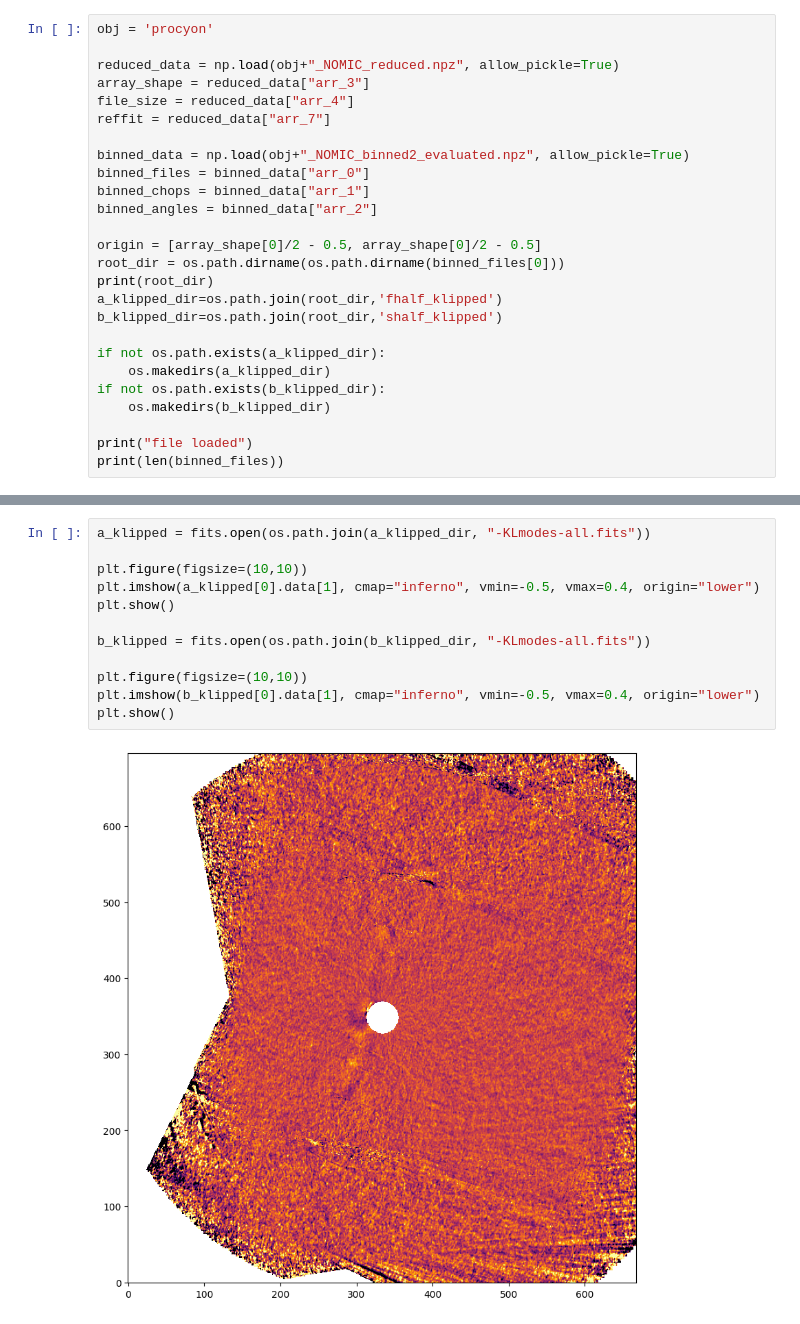
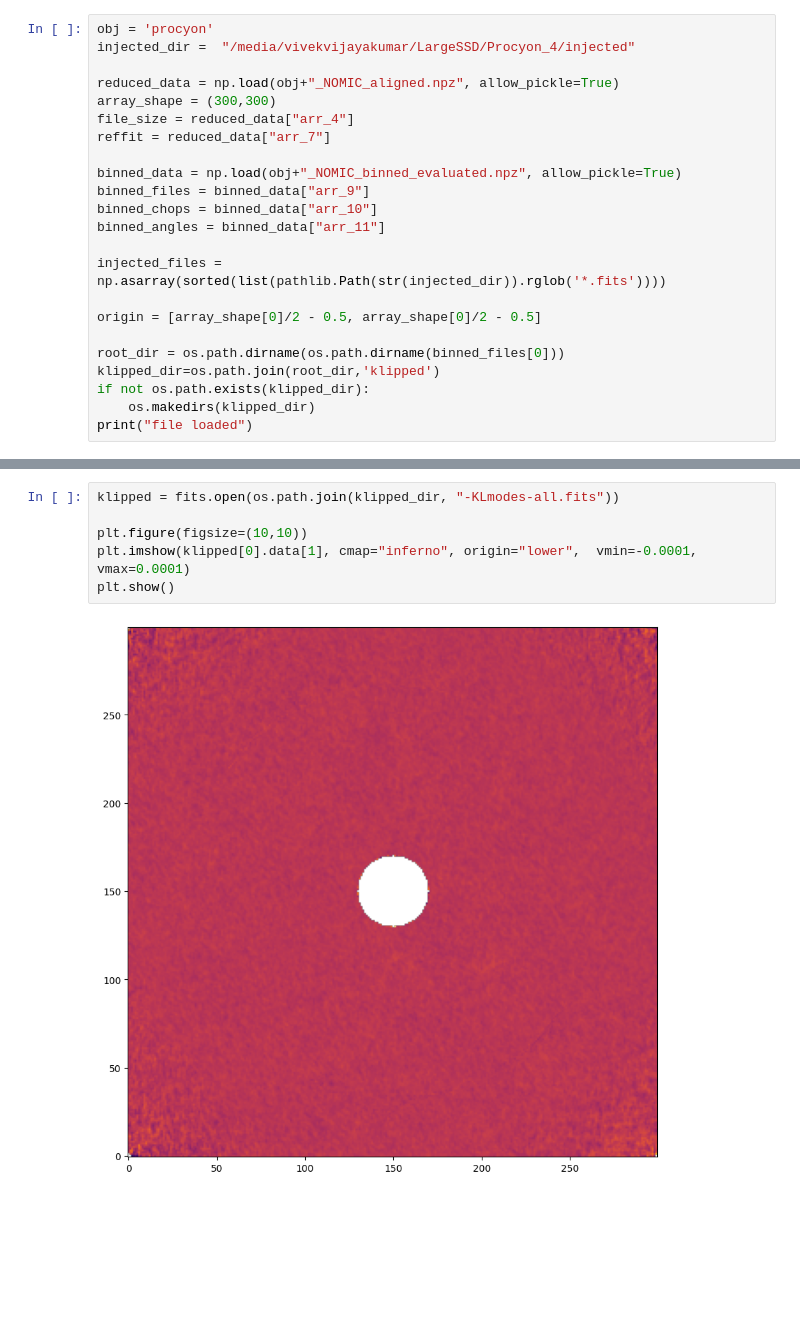
Before and after one commit to vivekv7323/pyNOMIC, a Jupyter notebook: klip_nomic.ipynb, the cells around one changed output, grey strips where cells are left out. Cells and saved outputs as stored; diff of their text form; blank space fills up the shorter version.

```diff
--- a/klip_nomic.ipynb
+++ b/klip_nomic.ipynb
@@ -14,28 +15,25 @@ print("imports loaded")
 imports loaded
 # %%
 obj = 'procyon'
+injected_dir =  "/media/vivekvijayakumar/LargeSSD/Procyon_4/injected"
 
-reduced_data = np.load(obj+"_NOMIC_reduced.npz", allow_pickle=True)
-array_shape = reduced_data["arr_3"]
+reduced_data = np.load(obj+"_NOMIC_aligned.npz", allow_pickle=True)
+array_shape = (300,300)
 file_size = reduced_data["arr_4"]
 reffit = reduced_data["arr_7"]
 
-binned_data = np.load(obj+"_NOMIC_binned2_evaluated.npz", allow_pickle=True)
-binned_files = binned_data["arr_0"]
-binned_chops = binned_data["arr_1"]
-binned_angles = binned_data["arr_2"]
+binned_data = np.load(obj+"_NOMIC_binned_evaluated.npz", allow_pickle=True)
+binned_files = binned_data["arr_9"]
+binned_chops = binned_data["arr_10"]
+binned_angles = binned_data["arr_11"]
+
+injected_files = np.asarray(sorted(list(pathlib.Path(str(injected_dir)).rglob('*.fits'))))
 
 origin = [array_shape[0]/2 - 0.5, array_shape[0]/2 - 0.5]
+
 root_dir = os.path.dirname(os.path.dirname(binned_files[0]))
-print(root_dir)
-a_klipped_dir=os.path.join(root_dir,'fhalf_klipped')
-b_klipped_dir=os.path.join(root_dir,'shalf_klipped')
-
-if not os.path.exists(a_klipped_dir):
-    os.makedirs(a_klipped_dir)
-if not os.path.exists(b_klipped_dir):
-    os.makedirs(b_klipped_dir)
-
+klipped_dir=os.path.join(root_dir,'klipped')
+if not os.path.exists(klipped_dir):
+    os.makedirs(klipped_dir)
 print("file loaded")
-print(len(binned_files))
 # %% [output]
@@ -73,14 +66,8 @@ wavelength collapsing reduced data of shape (b, N, wv, y, x):(3, 148, 1, 696, 66
 # %%
-a_klipped = fits.open(os.path.join(a_klipped_dir, "-KLmodes-all.fits"))
+klipped = fits.open(os.path.join(klipped_dir, "-KLmodes-all.fits"))
 
 plt.figure(figsize=(10,10))
-plt.imshow(a_klipped[0].data[1], cmap="inferno", vmin=-0.5, vmax=0.4, origin="lower")
+plt.imshow(klipped[0].data[1], cmap="inferno", origin="lower",  vmin=-0.0001, vmax=0.0001)
 plt.show()
-
-b_klipped = fits.open(os.path.join(b_klipped_dir, "-KLmodes-all.fits"))
-
-plt.figure(figsize=(10,10))
-plt.imshow(b_klipped[0].data[1], cmap="inferno", vmin=-0.5, vmax=0.4, origin="lower")
-plt.show()
 # %% [output]
-[figure, old version]
+[figure, new version]
```
Also changed, not shown: parts of 5 cells of this notebook, 1 other file.
